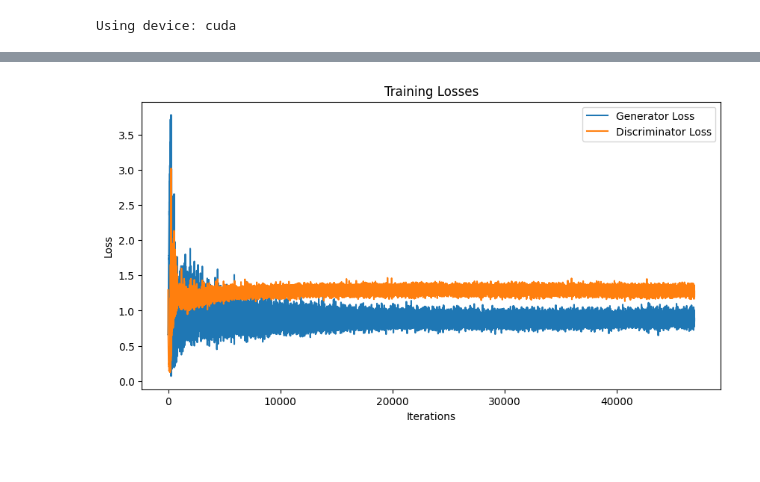
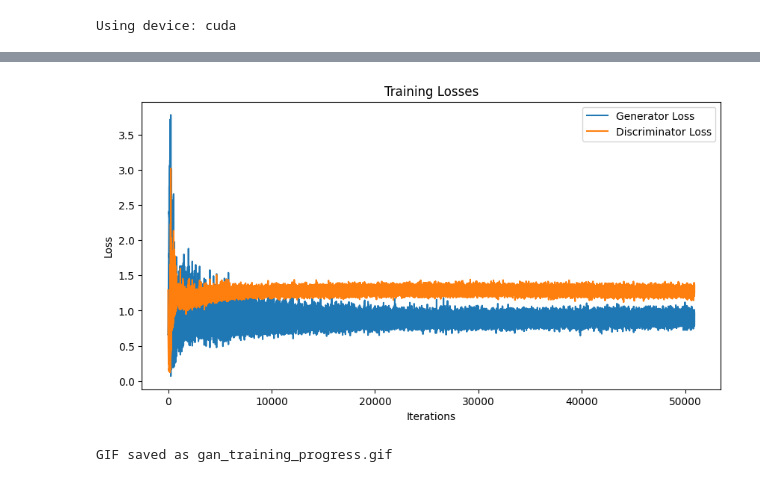
Before and after one commit to MrCelestial/GAN-MNIST, a Jupyter notebook: GAN_MNIST.ipynb, the cells around one changed output, grey strips where cells are left out. Drawn from its saved outputs; the diff is of its cells as text; code cells hidden in the pictures.

```diff
--- a/GAN_MNIST.ipynb
+++ b/GAN_MNIST.ipynb
@@ -181,8 +201,13 @@ def plot_losses():
     plt.legend()
     plt.show()
 
-# Training code
-if __name__ == "__main__":
-    train_gan()
-    plot_losses()
-    generate_images(16)
+
+# Create GIF after training
+def create_gif(output_filename="gan_training_progress.gif"):
+    images = []
+    for filename in sorted(os.listdir("generated_images")):
+        if filename.endswith(".png"):
+            images.append(imageio.v2.imread(f"generated_images/{filename}"))
+
+    imageio.mimsave(output_filename, images, duration=0.5)
+    print(f"GIF saved as {output_filename}")
@@ -191,4 +214,9 @@ if __name__ == "__main__":
-# %%
-plot_losses()
-# %% [output]
-[figure, removed]
+# %%
+if __name__ == "__main__":
+    num_epochs = 100  # Adjust as needed
+    train_gan()
+    plot_losses()
+    create_gif()
+# %% [output]
+[figure, added]
+GIF saved as gan_training_progress.gif
```
Also changed, not shown: parts of 5 cells of this notebook.
